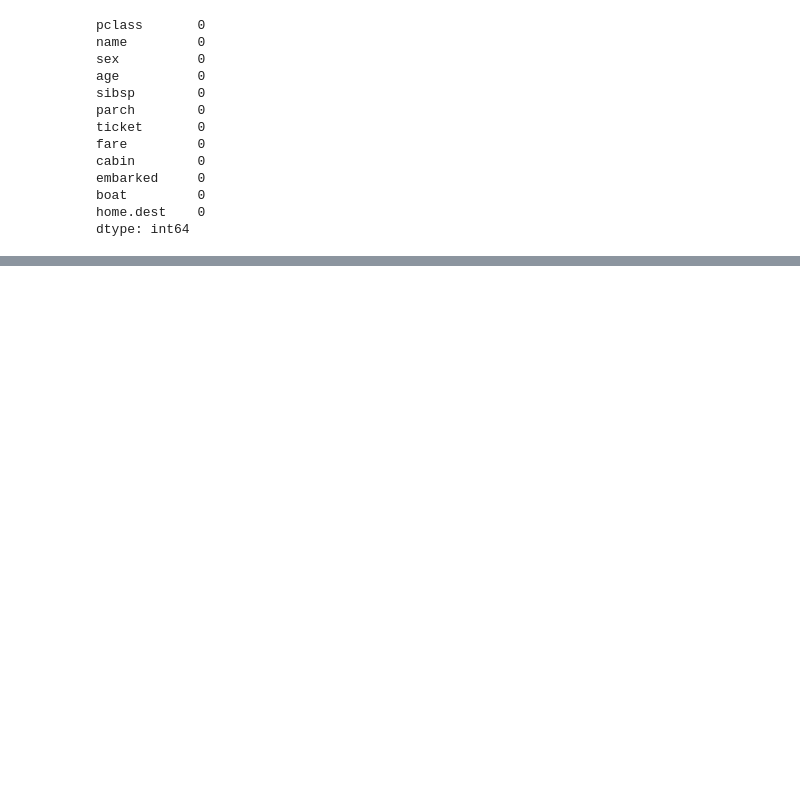
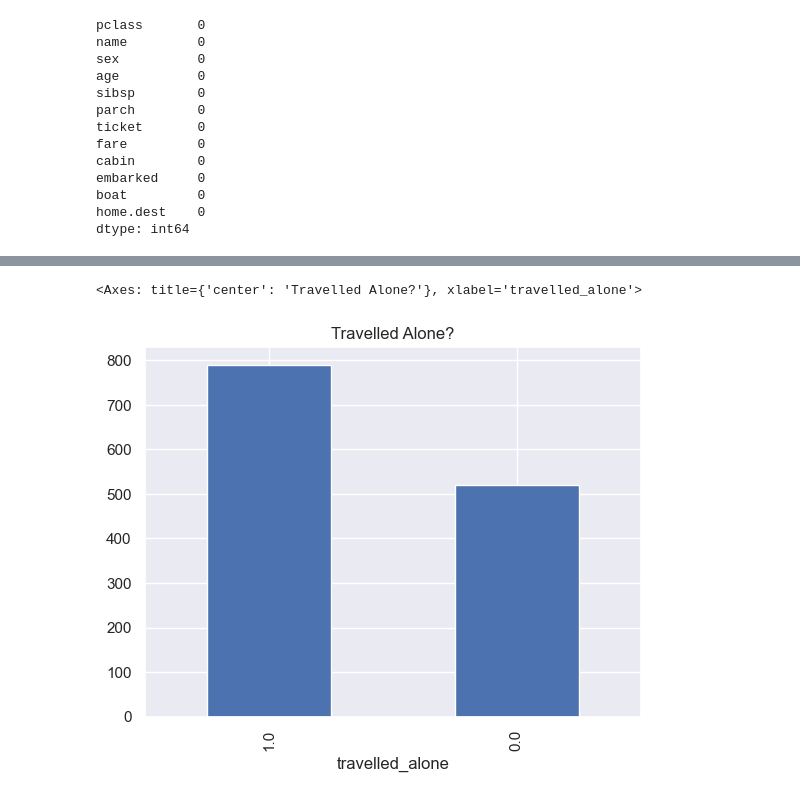
Before and after one commit to shivansh19-git/Working_with_Data, a Jupyter notebook: Titanic.ipynb, the cells around one changed output, grey strips where cells are left out. Saved outputs shown, nothing was run; the diff lists cells and outputs as text; code cells hidden in the pictures; blank space fills up the shorter version.

```diff
--- a/Titanic.ipynb
+++ b/Titanic.ipynb
@@ -145,0 +151,8 @@ df.head(5)
+# %%
+# creating a column which tells us if the traveller was travelling alone or not
+df.loc[df['sibsp']+df['parch'] >0, 'travelled_alone'] = 0
+df.loc[df['sibsp']+df['parch'] ==0, 'travelled_alone'] = 1
+df['travelled_alone'].value_counts().plot(title='Travelled Alone?', kind='bar')
+# %% [output]
+<Axes: title={'center': 'Travelled Alone?'}, xlabel='travelled_alone'>
+[figure, added]
```
Also changed, not shown: parts of 8 cells of this notebook.
